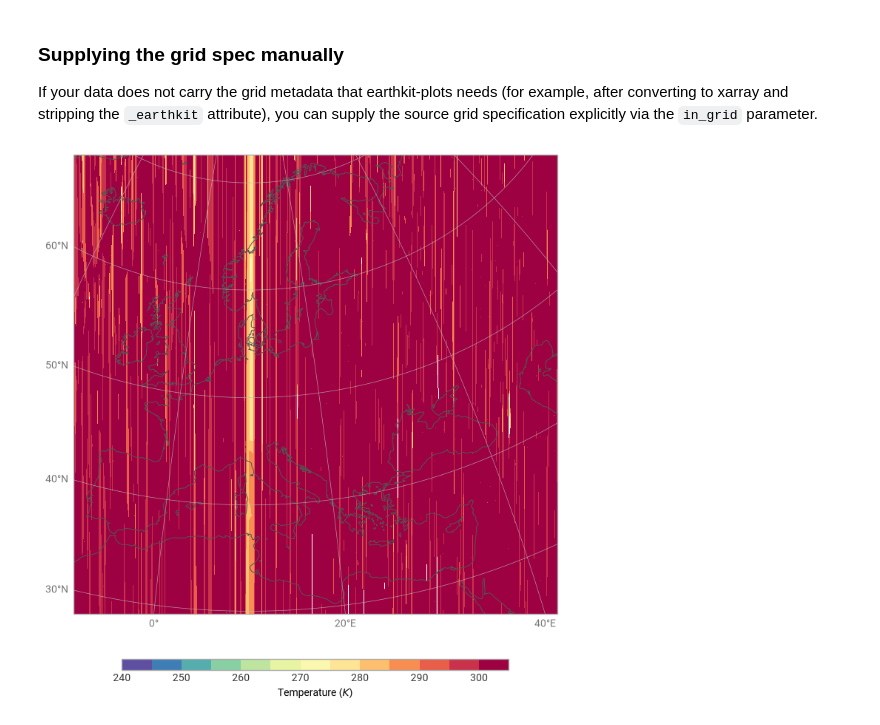
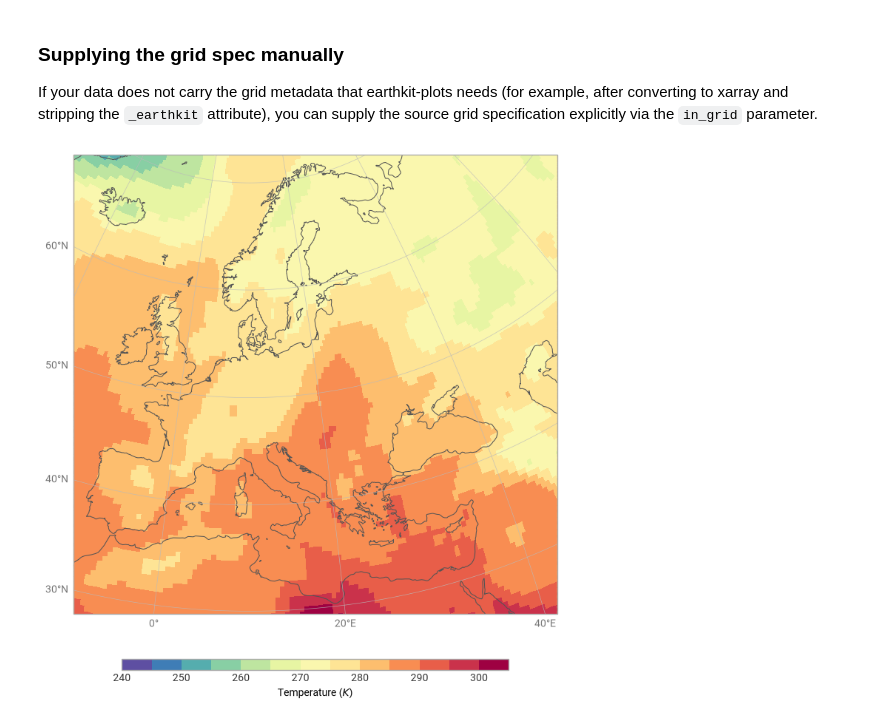
Before and after one commit to ecmwf/earthkit-plots, a Jupyter notebook: docs/source/examples/examples/resampling/resampling-regrid.ipynb, the cells around one changed output. Cells and saved outputs as stored; diff of their text form; code cells hidden in the pictures.

```diff
--- a/docs/source/examples/examples/resampling/resampling-regrid.ipynb
+++ b/docs/source/examples/examples/resampling/resampling-regrid.ipynb
@@ -99,22 +78,22 @@ If your data does not carry the grid metadata that earthkit-plots needs (for exa
 # %%
 # Convert to xarray and strip the earthkit metadata
 ring_data = ekd.from_source("sample", "healpix-h128-ring-2t.grib")
 ds = ring_data.to_xarray()
 ds.t.attrs.pop("_earthkit", None)
 
 chart = ekp.Map(domain="Europe")
 
 # Tell Regrid what the source grid is
-chart.contourf(
+chart.pcolormesh(
     ds,
     resample=Regrid(resolution=0.5, in_grid={"grid": "H128", "order": "ring"}),
     style=style,
 )
 
 chart.coastlines()
 chart.gridlines()
 chart.legend()
 
 chart.show()
 # %% [output]
-[figure, old version]
+[figure, new version]
```
Also changed, not shown: parts of 7 cells of this notebook.
